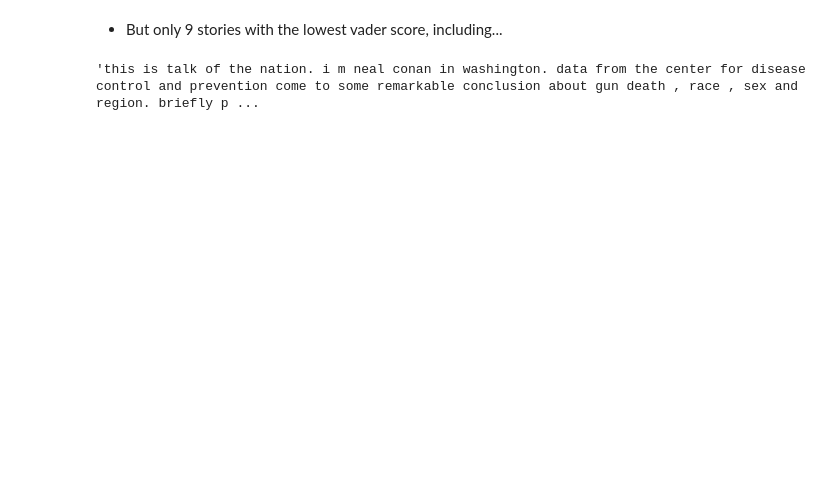
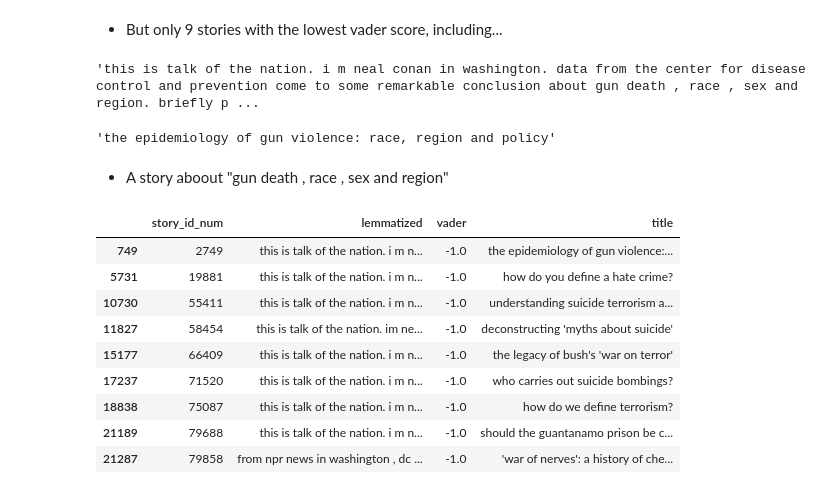
Before and after one commit to npr-nlp/npr-nlp-project, a Jupyter notebook: Brian_LDA_modeling_exploration.ipynb, the cells around one changed output. Saved outputs shown, nothing was run; the diff lists cells and outputs as text; code cells hidden in the pictures; blank space fills up the shorter version.

Commit message:
add titles to the stories df and extract the titles of the darkest stories

```diff
--- a/Brian_LDA_modeling_exploration.ipynb
+++ b/Brian_LDA_modeling_exploration.ipynb
@@ -167,3 +169,23 @@ stories[stories.vader == -1]
 stories.lemmatized[749]
 # %% [output]
 'this is talk of the nation. i m neal conan in washington. data from the center for disease control and prevention come to some remarkable conclusion about gun death , race , sex and region. briefly p ...
+# %%
+stories.title[749]
+# %% [output]
+'the epidemiology of gun violence: race, region and policy'
+# %% [markdown]
+- A story aboout "gun death , race , sex and region"
+# %%
+darkest_stories = stories[stories.vader == -1]
+darkest_stories
+# %% [output]
+|  | story_id_num | lemmatized | vader | title |
+| 749 | 2749 | this is talk of the nation. i m n... | -1.0 | the epidemiology of gun violence:... |
+| 5731 | 19881 | this is talk of the nation. i m n... | -1.0 | how do you define a hate crime? |
+| 10730 | 55411 | this is talk of the nation. i m n... | -1.0 | understanding suicide terrorism a... |
+| 11827 | 58454 | this is talk of the nation. im ne... | -1.0 | deconstructing 'myths about suicide' |
+| 15177 | 66409 | this is talk of the nation. i m n... | -1.0 | the legacy of bush's 'war on terror' |
+| 17237 | 71520 | this is talk of the nation. i m n... | -1.0 | who carries out suicide bombings? |
+| 18838 | 75087 | this is talk of the nation. i m n... | -1.0 | how do we define terrorism? |
+| 21189 | 79688 | this is talk of the nation. i m n... | -1.0 | should the guantanamo prison be c... |
+| 21287 | 79858 | from npr news in washington , dc ... | -1.0 | 'war of nerves': a history of che... |
```
Also changed, not shown: parts of 19 cells of this notebook.
